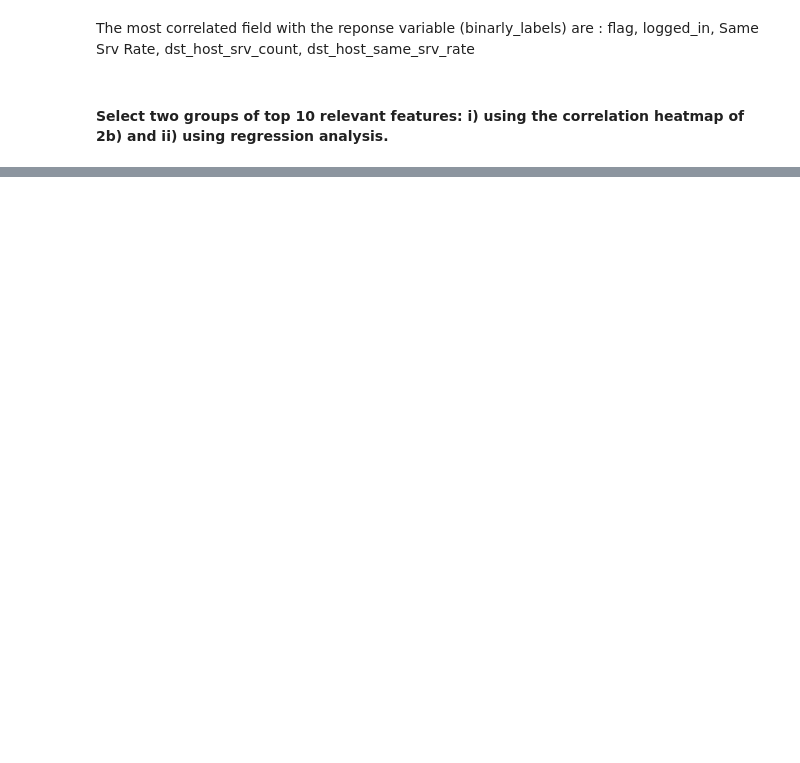
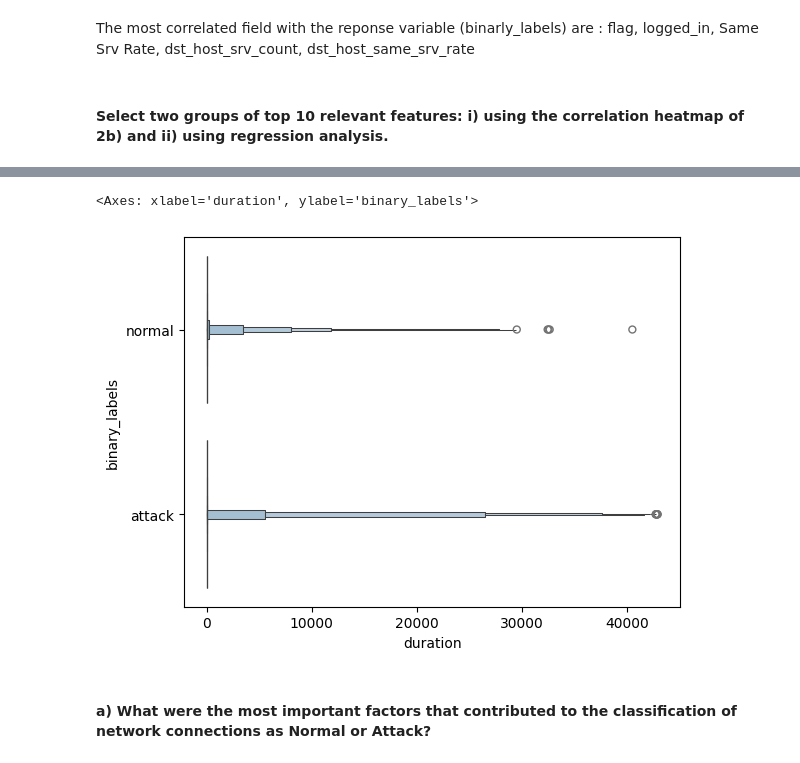
Before and after one commit to MugaRay/Data_Science_Prac_3, a Jupyter notebook: Prac_3.ipynb, the cells around one changed output, grey strips where cells are left out. Drawn from its saved outputs; the diff is of its cells as text; code cells hidden in the pictures; blank space fills up the shorter version.

```diff
--- a/Prac_3.ipynb
+++ b/Prac_3.ipynb
@@ -340,0 +488,5 @@ Name: duration, Length: 100778, dtype: int64
+# %%
+sns.boxenplot(df_bin, y="binary_labels", x="duration")
+# %% [output]
+<Axes: xlabel='duration', ylabel='binary_labels'>
+[figure, added]
@@ -340,0 +499,2 @@ Name: duration, Length: 100778, dtype: int64
+# %% [markdown]
+#### a) What were the most important factors that contributed to the classification of network connections as Normal or Attack?
```
Also changed, not shown: parts of 19 cells of this notebook, 2 other files.
